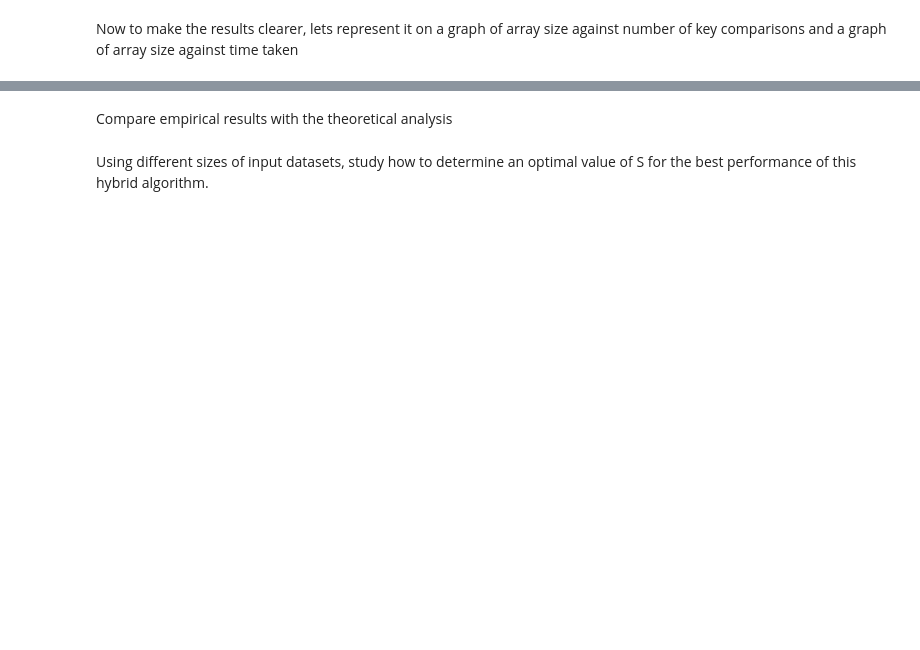
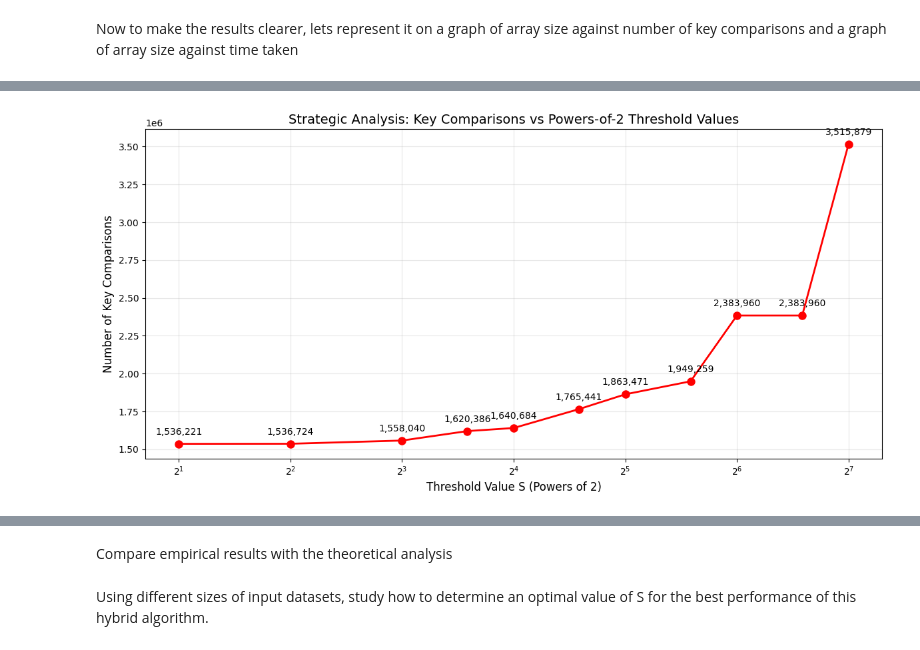
Before and after one commit to Abhinav-2223/SC2001_Group6, a Jupyter notebook: SC2001_SCED_Grp6_Lab1.ipynb, the cells around one changed output, grey strips where cells are left out. Cells and saved outputs as stored; diff of their text form; code cells hidden in the pictures; blank space fills up the shorter version.

```diff
--- a/SC2001_SCED_Grp6_Lab1.ipynb
+++ b/SC2001_SCED_Grp6_Lab1.ipynb
@@ -288,0 +309,74 @@ Optimal S = 2 with 260,920 key comparisons
+# %%
+# Strategic S Analysis: Powers-of-2 approach for optimal threshold identification
+n_FIXED = 100_000  # Fixed size for strategic S analysis
+base = generate_data(n_FIXED)  # Generate fresh test data
+
+# Strategic S values: Powers of 2 reveal key algorithmic behavior transitions
+S_values = [2, 4, 8, 12, 16, 24, 32, 48, 64, 96, 128]  # Strategic powers-of-2 sampling
+comps_S = []
+
+
+
+for S in S_values:
+    arr = base[:]  # Fresh copy for each test
+    ctr = ComparisonsCounter()
+    insertion_merge_hybird_sort(arr, S, ctr)
+    comparisons = ctr.returnKeyComparisons()
+    comps_S.append(comparisons)
+    print(f"S = {S:>3}: {comparisons:>10,} key comparisons")
+
+# Visualization with logarithmic scaling
+plt.figure(figsize=(12, 6))
+plt.plot(S_values, comps_S, marker='o', markersize=8, linewidth=2, color='red')
+plt.title('Strategic Analysis: Key Comparisons vs Powers-of-2 Threshold Values', fontsize=14)
+plt.xlabel('Threshold Value S (Powers of 2)', fontsize=12)
+plt.ylabel('Number of Key Comparisons', fontsize=12)
+plt.xscale('log', base=2)  # Log scale shows power-of-2 progression clearly
+plt.grid(True, alpha=0.3)
+plt.tight_layout()
+
+# Annotate each point with its value
+for i, (s, comp) in enumerate(zip(S_values, comps_S)):
+    plt.annotate(f'{comp:,}', (s, comp), textcoords="offset points",
+                xytext=(0,10), ha='center', fontsize=10)
+
+plt.show()
+
+# Detailed analysis
+print("\n" + "=" * 55)
+print("STRATEGIC ANALYSIS RESULTS:")
+print("=" * 55)
+
+min_comparisons = min(comps_S)
+optimal_S = S_values[comps_S.index(min_comparisons)]
+
+for i, (s, comp) in enumerate(zip(S_values, comps_S)):
+    if comp == min_comparisons:
+        print(f"★ OPTIMAL: S = {s:>3} → {comp:>10,} comparisons")
+    else:
+        diff = comp - min_comparisons
+        pct = (diff / min_comparisons) * 100
+        print(f"  S = {s:>3} → {comp:>10,} comparisons (+{diff:,}, +{pct:.1f}%)")
+
+# Trend analysis
+print(f"\n" + "=" * 55)
+print("TREND ANALYSIS:")
+print("=" * 55)
+
+# Find the general trend
+if len(comps_S) > 1:
+    decreasing = all(comps_S[i] >= comps_S[i+1] for i in range(len(comps_S)-1))
+    increasing = all(comps_S[i] <= comps_S[i+1] for i in range(len(comps_S)-1))
+
+    if decreasing:
+        print("• Trend: Consistently decreasing - larger thresholds reduce comparisons")
+        print("• Recommendation: Consider testing even larger S values")
+    elif increasing:
+        print("• Trend: Consistently increasing - smaller thresholds are better")
+        print("• Recommendation: Consider testing smaller S values")
+    else:
+        print("• Trend: Mixed pattern - optimal threshold exists in tested range")
+        print(f"• Sweet spot identified: S = {optimal_S}")
+
+print(f"\nFinal Recommendation: S = {optimal_S} (Strategic powers-of-2 analysis)")
+# %% [output]
@@ -288,0 +400 @@ Optimal S = 2 with 260,920 key comparisons
+[figure, added]
```
Also changed, not shown: parts of 22 cells of this notebook.
